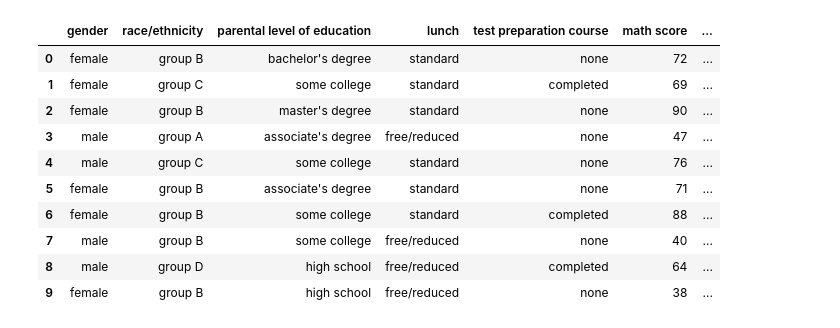
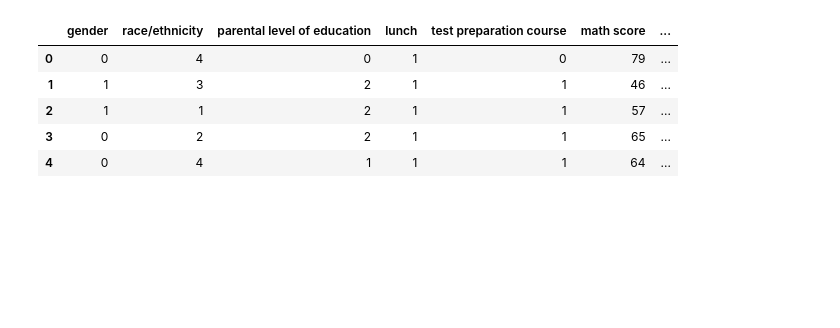
Before and after one commit to akiabe/kaggle_students-performance-in-exams, a Jupyter notebook: notebooks/baseline.ipynb, the cells around one changed output. Cells and saved outputs as stored; diff of their text form; code cells hidden in the pictures; blank space fills up the shorter version.

```diff
--- a/notebooks/baseline.ipynb
+++ b/notebooks/baseline.ipynb
@@ -58,25 +114,17 @@ plt.show()
 # %%
 from sklearn import preprocessing
 
 features = [x for x in df.columns if x not in ["math score", "reading score", "writing score", "pass", "kfold"]]
 
 for feat in features:
     lbl_enc = preprocessing.LabelEncoder()
-    lbl_enc.fit_transform(df.loc[:, feat].values)
+    df.loc[:, feat] = lbl_enc.fit_transform(df.loc[:, feat].values)
 
 df.head()
+# %% [output]
+|  | gender | race/ethnicity | parental level of education | lunch | test preparation course | math score | ... |
+| 0 | 0 | 4 | 0 | 1 | 0 | 79 | ... |
+| 1 | 1 | 3 | 2 | 1 | 1 | 46 | ... |
+| 2 | 1 | 1 | 2 | 1 | 1 | 57 | ... |
+| 3 | 0 | 2 | 2 | 1 | 1 | 65 | ... |
+| 4 | 0 | 4 | 1 | 1 | 1 | 64 | ... |
-# %%
-df = pd.read_csv("../input/StudentsPerformance.csv")
-df.head(10)
-# %% [output]
-|  | gender | race/ethnicity | parental level of education | lunch | test preparation course | math score | ... |
-| 0 | female | group B | bachelor's degree | standard | none | 72 | ... |
-| 1 | female | group C | some college | standard | completed | 69 | ... |
-| 2 | female | group B | master's degree | standard | none | 90 | ... |
-| 3 | male | group A | associate's degree | free/reduced | none | 47 | ... |
-| 4 | male | group C | some college | standard | none | 76 | ... |
-| 5 | female | group B | associate's degree | standard | none | 71 | ... |
-| 6 | female | group B | some college | standard | completed | 88 | ... |
-| 7 | male | group B | some college | free/reduced | none | 40 | ... |
-| 8 | male | group D | high school | free/reduced | completed | 64 | ... |
-| 9 | female | group B | high school | free/reduced | none | 38 | ... |
```
Also changed, not shown: parts of 15 cells of this notebook.
